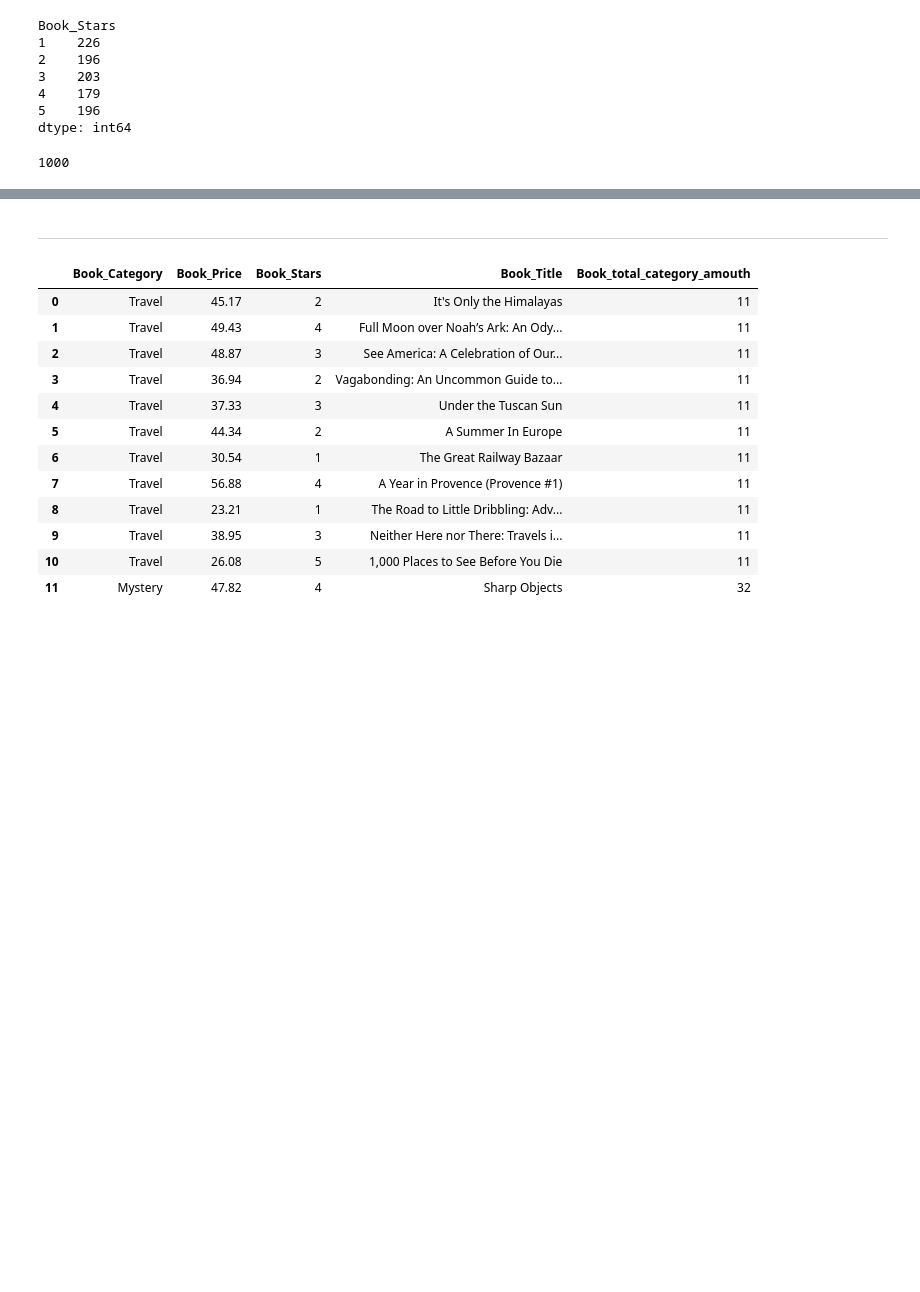
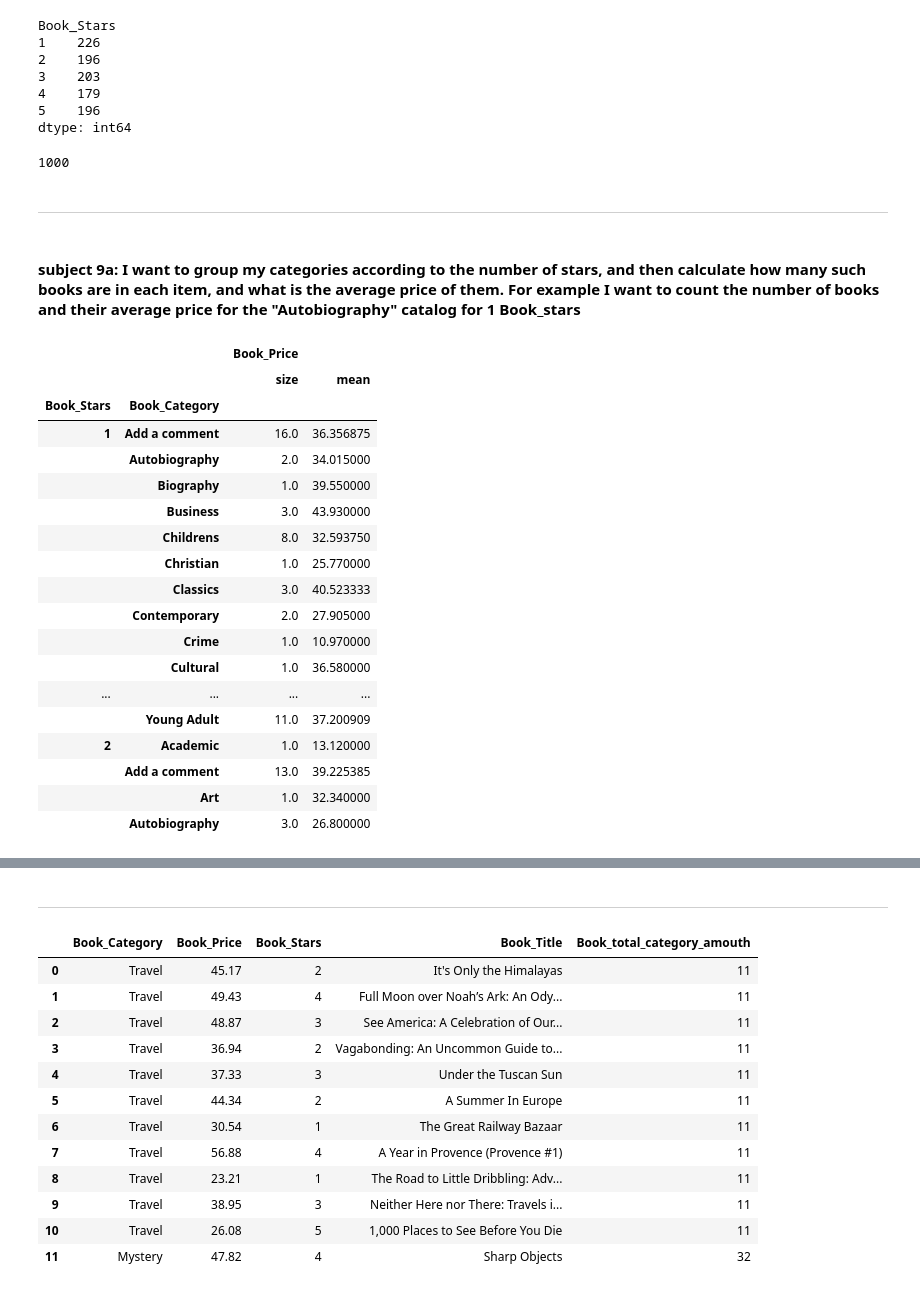
Before and after one commit to moniqklimek/training, a Jupyter notebook: Project_03_Books/src/books.ipynb, the cells around one changed output, grey strips where cells are left out. Cells and saved outputs as stored; diff of their text form; code cells hidden in the pictures; blank space fills up the shorter version.

```diff
--- a/Project_03_Books/src/books.ipynb
+++ b/Project_03_Books/src/books.ipynb
@@ -303,3 +305,7 @@ dtype: int64
 226+196+203+179+196
 # %% [output]
 1000
+# %% [markdown]
+----
+# %% [markdown]
+#### subject 9a:  I want to group my categories according to the number of stars, and then calculate how many such books are in each item, and what is the average price of them. For example I want to count the number of books and their average price for the "Autobiography" catalog for 1 Book_stars
@@ -305,0 +316,24 @@ dtype: int64
+# %%
+import numpy as np
+a=df.groupby(["Book_Stars", "Book_Category"]).agg({"Book_Price": [np.size, np.mean]})
+a.head(45) # only 45 first result
+# %% [output]
+|  |  | Book_Price |  |
+|  |  | size | mean |
+| Book_Stars | Book_Category |  |  |
+| 1 | Add a comment | 16.0 | 36.356875 |
+|  | Autobiography | 2.0 | 34.015000 |
+|  | Biography | 1.0 | 39.550000 |
+|  | Business | 3.0 | 43.930000 |
+|  | Childrens | 8.0 | 32.593750 |
+|  | Christian | 1.0 | 25.770000 |
+|  | Classics | 3.0 | 40.523333 |
+|  | Contemporary | 2.0 | 27.905000 |
+|  | Crime | 1.0 | 10.970000 |
+|  | Cultural | 1.0 | 36.580000 |
+| ... | ... | ... | ... |
+|  | Young Adult | 11.0 | 37.200909 |
+| 2 | Academic | 1.0 | 13.120000 |
+|  | Add a comment | 13.0 | 39.225385 |
+|  | Art | 1.0 | 32.340000 |
+|  | Autobiography | 3.0 | 26.800000 |
```
Also changed, not shown: parts of 18 cells of this notebook.
